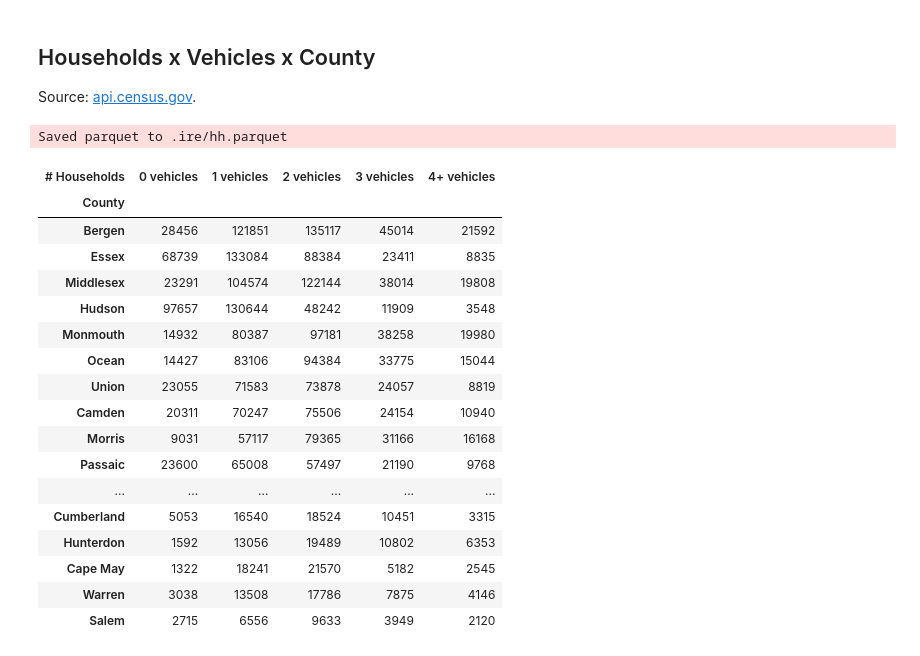
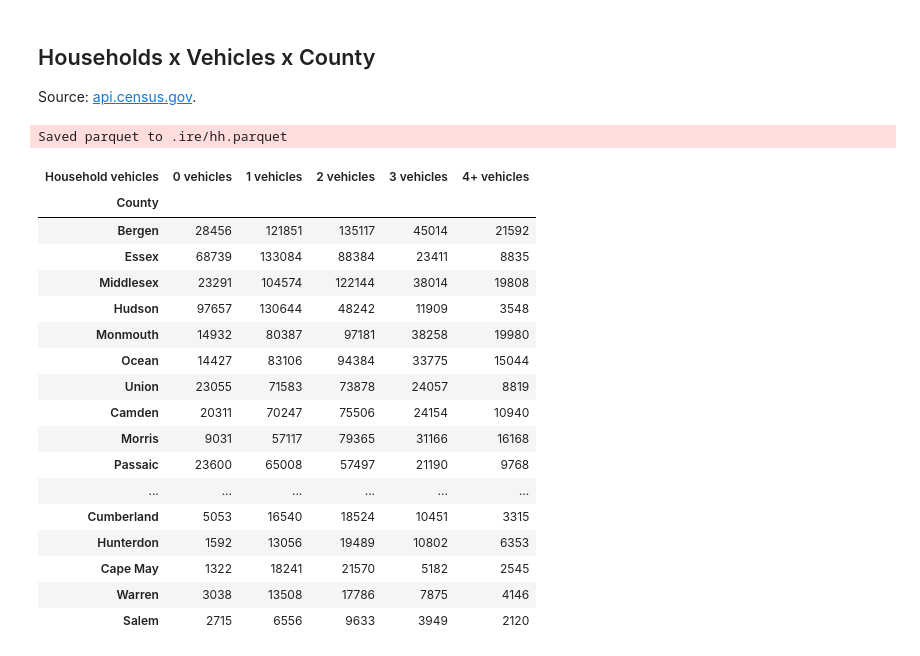
Before and after one commit to hudcostreets/household-vehicles, a Jupyter notebook: nj/household vehicle ownership.ipynb, the cells around one changed output. Cells and saved outputs as stored; diff of their text form; code cells hidden in the pictures.

```diff
--- a/nj/household vehicle ownership.ipynb
+++ b/nj/household vehicle ownership.ipynb
@@ -36,42 +36,42 @@ Source: [api.census.gov].
 
 [api.census.gov]: https://api.census.gov/data/2021/acs/acs1?get=NAME,B08201_002E,B08201_003E,B08201_004E,B08201_005E,B08201_006E&for=county:*&in=state:34
 # %%
-df = d.copy()
-df.columns = df.iloc[0]
-df = df.iloc[1:]
-df = (
+hhs = d.copy()
+hhs.columns = hhs.iloc[0]
+hhs = hhs.iloc[1:]
+hhs = (
     sxs(
-        df.NAME.str.extract(r'(?P<County>.*) County, New Jersey'),
-        df,
+        hhs.NAME.str.extract(r'(?P<County>.*) County, New Jersey'),
+        hhs,
     )
     .set_index('County')
     .drop(columns=['NAME', 'state'])
 )
-df = df.rename(columns={
+hhs = hhs.rename(columns={
     'B08201_002E': '0 vehicles',
     'B08201_003E': '1 vehicles',
     'B08201_004E': '2 vehicles',
     'B08201_005E': '3 vehicles',
     'B08201_006E': '4+ vehicles',
     'county': 'ccode',
 })
-df.columns.name = '# Households'
-ccode = df.ccode
-df = (
-    df
+hhs.columns.name = 'Household vehicles'
+ccode = hhs.ccode
+hhs = (
+    hhs
     .drop(columns='ccode')
     .astype(int)
 )
-df = (
-    df
-    .assign(total=df.sum(1))
+hhs = (
+    hhs
+    .assign(total=hhs.sum(1))
     .sort_values('total', ascending=False)
     .drop(columns='total')
 )
-export(df, 'hh')
+export(hhs, 'hh')
 # %% [output]
 Saved parquet to .ire/hh.parquet
-| # Households | 0 vehicles | 1 vehicles | 2 vehicles | 3 vehicles | 4+ vehicles |
+| Household vehicles | 0 vehicles | 1 vehicles | 2 vehicles | 3 vehicles | 4+ vehicles |
 | County |  |  |  |  |  |
 | Bergen | 28456 | 121851 | 135117 | 45014 | 21592 |
 | Essex | 68739 | 133084 | 88384 | 23411 | 8835 |
```
Also changed, not shown: parts of 9 cells of this notebook, 30 other files.
